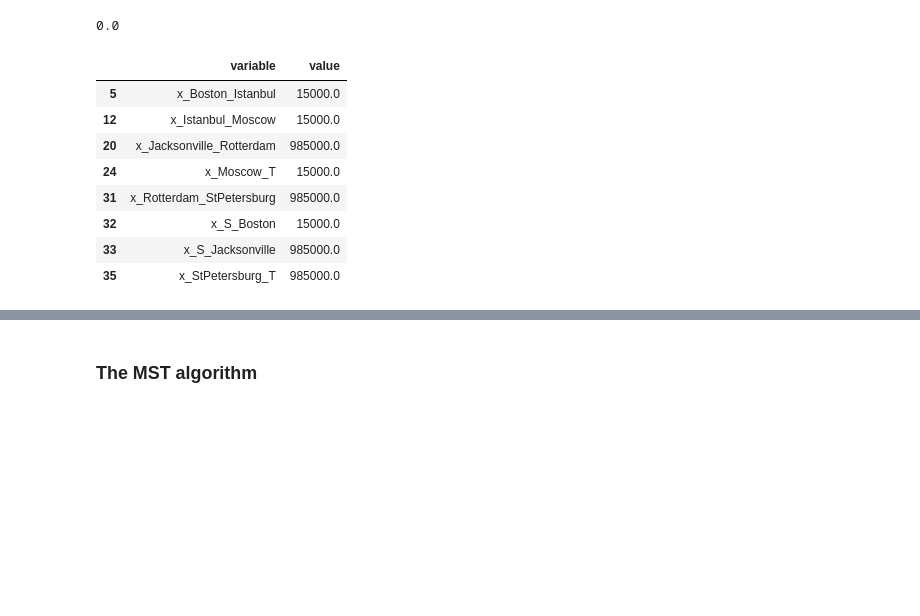
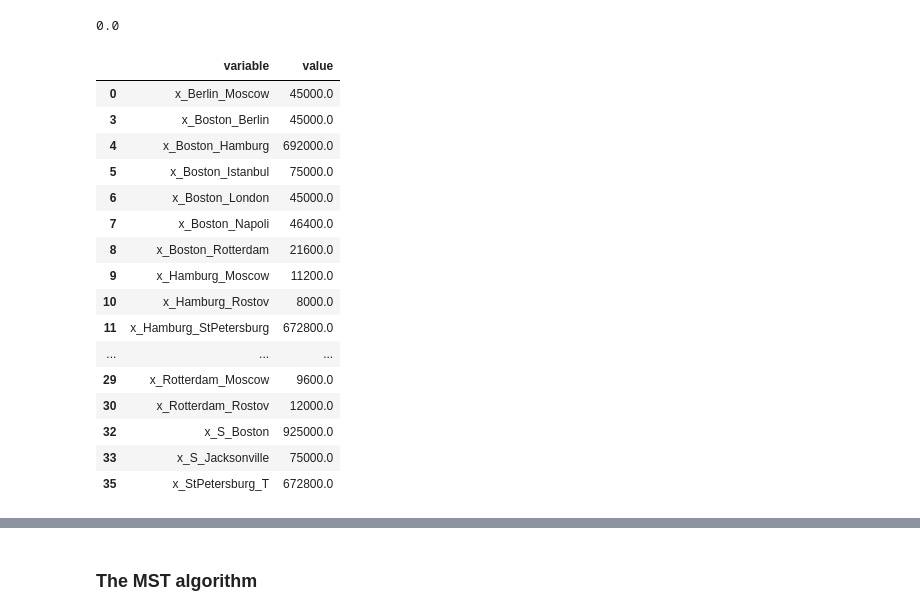
Before and after one commit to ayusbhar2/optimization, a Jupyter notebook: applications/network_optimization/network_optimization.ipynb, the cells around one changed output, grey strips where cells are left out. Cells and saved outputs as stored; diff of their text form; code cells hidden in the pictures; blank space fills up the shorter version.

```diff
--- a/applications/network_optimization/network_optimization.ipynb
+++ b/applications/network_optimization/network_optimization.ipynb
@@ -819,9 +823,10 @@ s_t.update(cost_per_ton=M)
 # %%
 # Initialize all edge capacities to infinity
 for edge in graph.edges:
+    edge.update(capacity_vehicle_units=np.inf)
     edge.update(capacity_tons=np.inf)
 
-# Assign edge cpacities
+# Assign edge cpacities in vehicle count and tons
 EDGE_CAPACITIES_IN_VEHICLE_NUMS = {
     ('Boston', 'Berlin'): 300,
     ('Boston', 'Istanbul'): 500,
@@ -848,10 +853,12 @@ EDGE_CAPACITIES_IN_VEHICLE_NUMS = {
 }
 for k, c in EDGE_CAPACITIES_IN_VEHICLE_NUMS.items():
     edge = graph.get_edge(k[0], k[1])
-    route_type = edge.route_type
-    vehicle = ROUTE_TYPE_TO_VEHICLE[route_type]
+    edge.capacity_vehicle_units = c
+
+    vehicle = ROUTE_TYPE_TO_VEHICLE[edge.route_type]
     vehicle_capacity_tons = VEHICLE_CAPACITY_TONS[vehicle]
-    edge_capacity_tons = c * vehicle_capacity_tons
+
+    edge_capacity_tons = edge.capacity_vehicle_units * vehicle_capacity_tons
     edge.update(capacity_tons=edge_capacity_tons)
 # %%
 # Variables
@@ -884,8 +891,8 @@ for edge in graph.edges:
 # %%
 # Objective
 obj_str = ''
-for edge in graph.edges:
-    cost = edge.cost_per_ton
-    obj_str += '+ {c} * x_{s}_{t}'.format(s=edge.source.name, t=edge.target.name, c=cost)
+for edge in sorted(graph.edges, key=lambda x: x.source.name):
+    obj_str += '+ {c} * x_{s}_{t}'.format(
+        s=edge.source.name, t=edge.target.name, c=edge.cost_per_ton)
 
 exec('obj_max_flow = cp.Minimize({})'.format(obj_str))
@@ -893,7 +904,7 @@ exec('obj_max_flow = cp.Minimize({})'.format(obj_str))
 # Constraints
 ## Update the node flow constraints
 node_flow_constraints = []
-for v in graph.vertices:
+for v in sorted(graph.vertices, key=lambda x: x.name):
     if v.name == 'S':  # supply node
         b = SUPPLY_UPPER_BOUND_TONS
     elif v.name == 'T':  # demand node
@@ -942,7 +953,7 @@ x_London_Moscow + x_London_Rostov + x_London_StPetersburg + -x_Jacksonville_Lond
 # %%
 ## Update the edge capacity constraints
 capacity_constraints = []
-for edge in graph.edges:
+for edge in sorted(graph.edges, key=lambda x: x.source.name):
     constr = eval('x_{s}_{t} <= edge.capacity_tons'.format(
         s=edge.source.name, t=edge.target.name))
     capacity_constraints.append(constr)
@@ -1000,17 +1011,25 @@ summary['optimal_value']
 0.0
 # %%
 df = prettify(summary['optimal_solution'])
-df[df.value > 0]
+df[df.value > 0].sort_values(by='variable')
 # %% [output]
 |  | variable | value |
-| 5 | x_Boston_Istanbul | 15000.0 |
-| 12 | x_Istanbul_Moscow | 15000.0 |
-| 20 | x_Jacksonville_Rotterdam | 985000.0 |
-| 24 | x_Moscow_T | 15000.0 |
-| 31 | x_Rotterdam_StPetersburg | 985000.0 |
-| 32 | x_S_Boston | 15000.0 |
-| 33 | x_S_Jacksonville | 985000.0 |
-| 35 | x_StPetersburg_T | 985000.0 |
+| 0 | x_Berlin_Moscow | 45000.0 |
+| 3 | x_Boston_Berlin | 45000.0 |
+| 4 | x_Boston_Hamburg | 692000.0 |
+| 5 | x_Boston_Istanbul | 75000.0 |
+| 6 | x_Boston_London | 45000.0 |
+| 7 | x_Boston_Napoli | 46400.0 |
+| 8 | x_Boston_Rotterdam | 21600.0 |
+| 9 | x_Hamburg_Moscow | 11200.0 |
+| 10 | x_Hamburg_Rostov | 8000.0 |
+| 11 | x_Hamburg_StPetersburg | 672800.0 |
+| ... | ... | ... |
+| 29 | x_Rotterdam_Moscow | 9600.0 |
+| 30 | x_Rotterdam_Rostov | 12000.0 |
+| 32 | x_S_Boston | 925000.0 |
+| 33 | x_S_Jacksonville | 75000.0 |
+| 35 | x_StPetersburg_T | 672800.0 |
 # %% [markdown]
 The optimal soution is shown below
 
```
Also changed, not shown: parts of 20 cells of this notebook, 3 other files.
